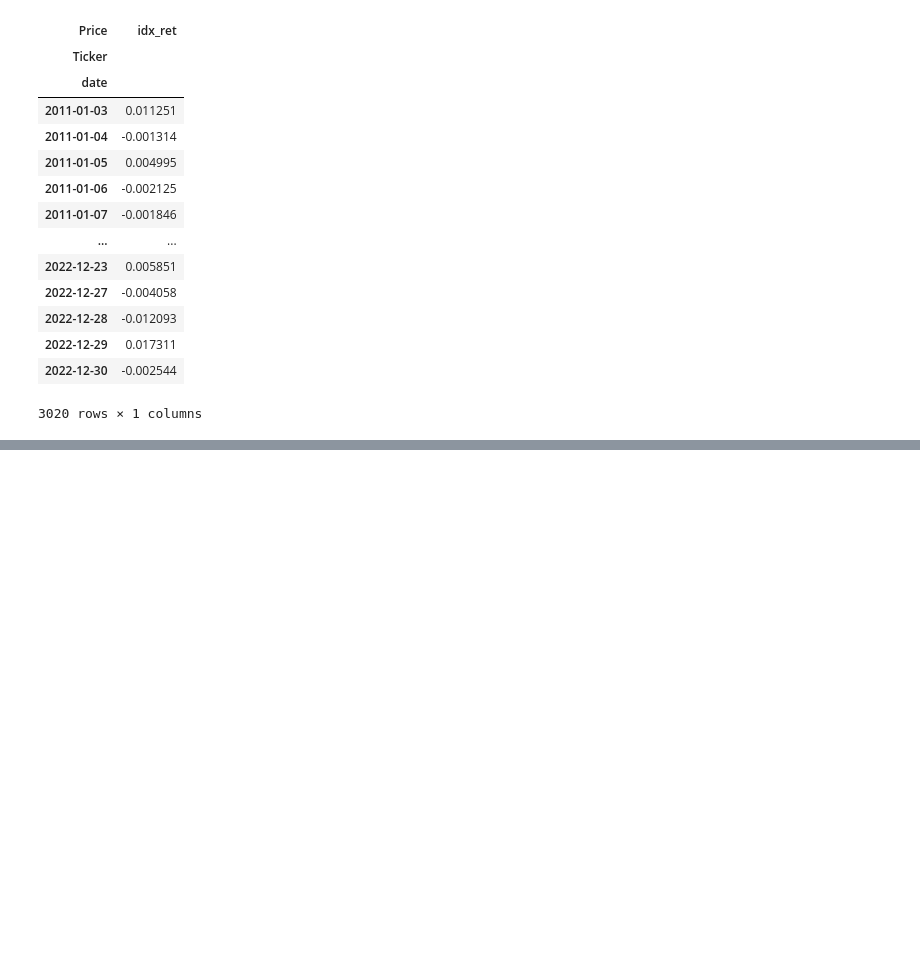
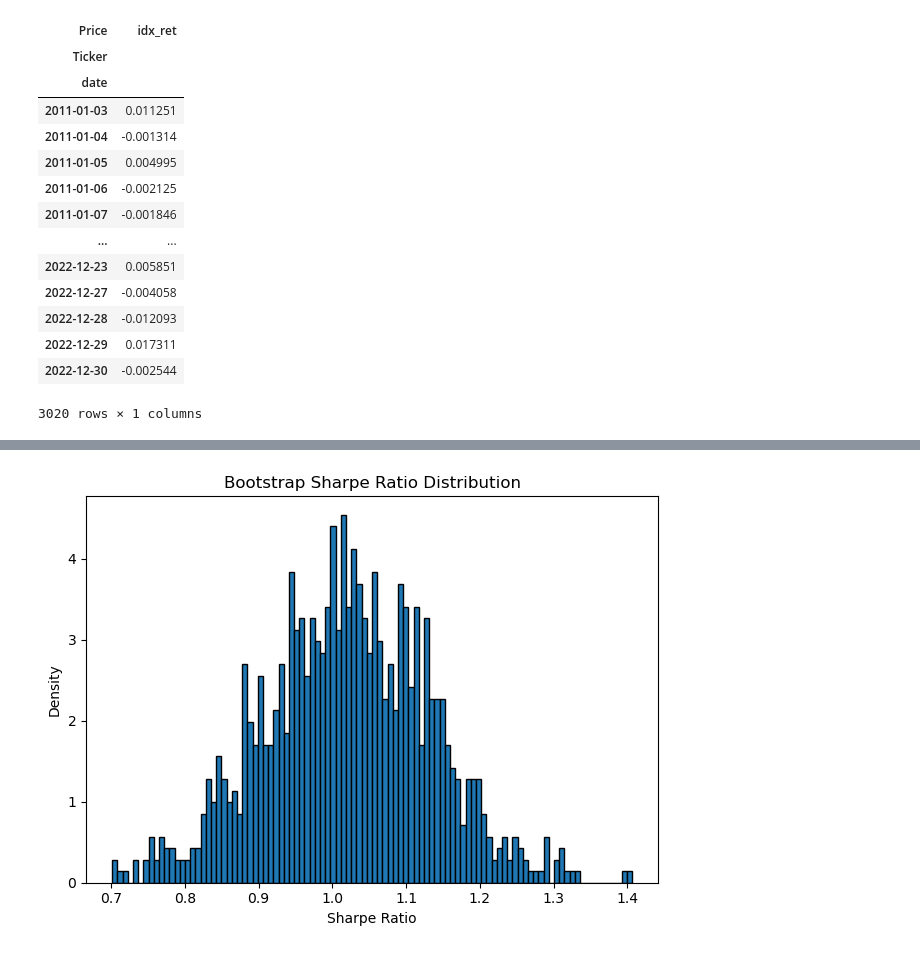
Before and after one commit to andyluooo/ORIE-5370-Project, a Jupyter notebook: factor.ipynb, the cells around one changed output, grey strips where cells are left out. Saved outputs shown, nothing was run; the diff lists cells and outputs as text; code cells hidden in the pictures; blank space fills up the shorter version.

```diff
--- a/factor.ipynb
+++ b/factor.ipynb
@@ -239,0 +386,32 @@ print(res_df)
+# %%
+import optuna
+
+
+def objective(trial):
+    # 1) 建议样本 δ 和 权重 的取值范围
+    δ_beta = trial.suggest_float("δ_beta", 0.1, 0.5, step=0.1)
+    δ_bf = trial.suggest_float("δ_bf", 0.1, 0.5, step=0.1)
+    δ_rr = trial.suggest_float("δ_rr", 0.1, 0.5, step=0.1)
+
+    w_beta = trial.suggest_float("w_beta", 0.1, 1.0)
+    w_bf = trial.suggest_float("w_bf", 0.1, 1.0)
+    w_rr = 1.0 - w_beta - w_bf
+
+    if w_rr < 0.099 or w_rr > 1.01:
+        raise optuna.exceptions.TrialPruned()
+
+    # 2) 用 δ、w 去回测（同之前逻辑），得到 Sharpe
+    sharpe = backtest_and_compute_sharpe(
+        δ_beta, δ_bf, δ_rr, w_beta, w_bf, w_rr
+    )
+
+    # Optuna 默认是求最小化，所以返回 -Sharpe
+    return -sharpe
+
+
+# 建立一个 study，指定要做 100 次 trial
+study = optuna.create_study()
+study.optimize(objective, n_trials=300)
+
+print("Best parameters:", study.best_params)
+print("Best Sharpe:", -study.best_value)
@@ -239,0 +817,15 @@ print(res_df)
+# %%
+import matplotlib.pyplot as plt
+
+sharpe_vals = res_df["sharpe"]
+
+
+# 左：直方图
+plt.hist(sharpe_vals, bins=100, density=True, edgecolor="black")
+plt.title("Bootstrap Sharpe Ratio Distribution")
+plt.xlabel("Sharpe Ratio")
+plt.ylabel("Density")
+plt.tight_layout()
+plt.show()
+# %% [output]
+[figure, added]
```
Also changed, not shown: parts of 14 cells of this notebook, 4 other files.
